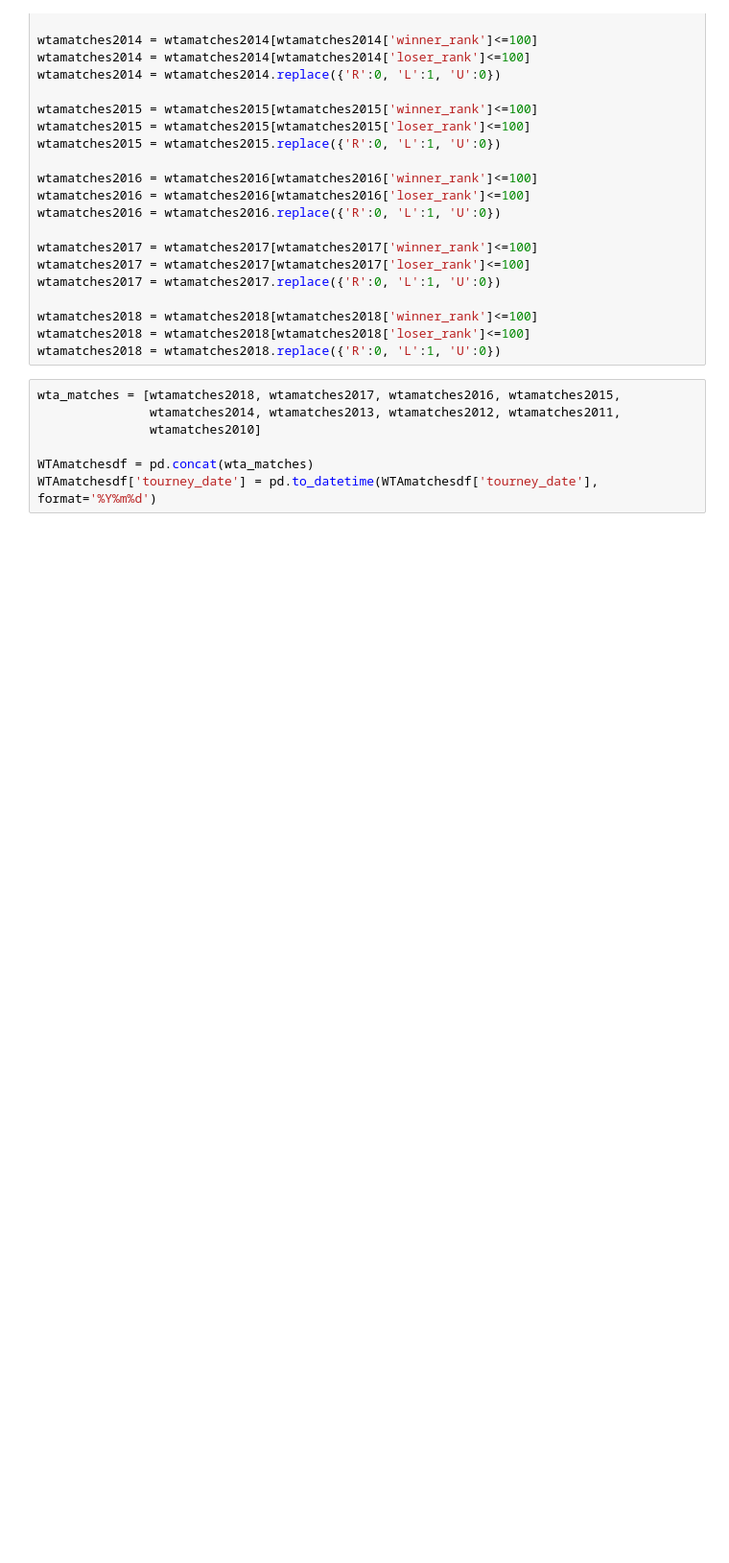
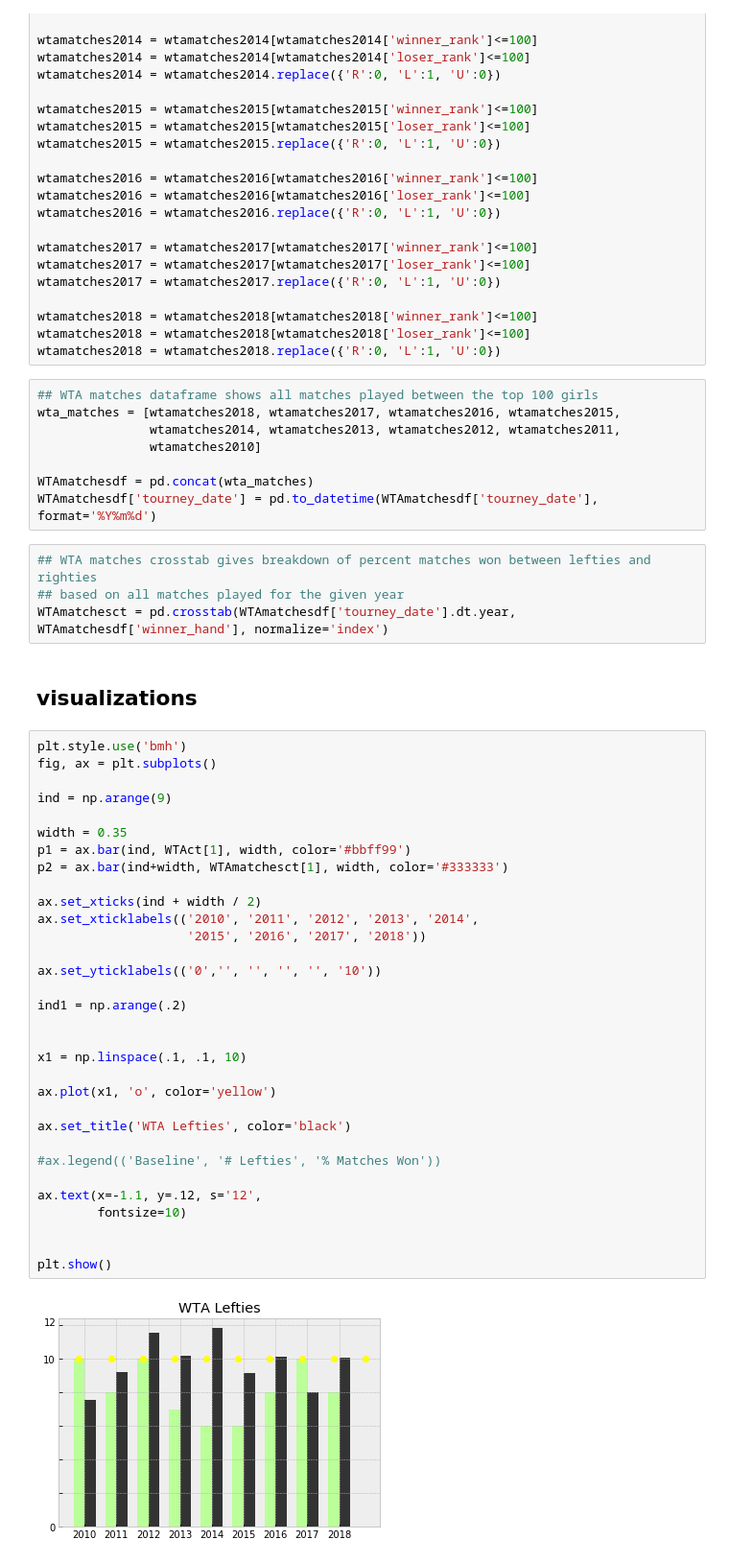
Before and after one commit to LambdaSchool/DS-Unit-1-Sprint-5-Data-Storytelling-Blog-Post, a Jupyter notebook: Project1.ipynb, the cells around one changed output. Shown at 96% size. Drawn from its saved outputs; the diff is of its cells as text; blank space fills up the shorter version.

```diff
--- a/Project1.ipynb
+++ b/Project1.ipynb
@@ -342,9 +346,50 @@ wtamatches2018 = wtamatches2018[wtamatches2018['winner_rank']<=100]
 wtamatches2018 = wtamatches2018[wtamatches2018['loser_rank']<=100]
 wtamatches2018 = wtamatches2018.replace({'R':0, 'L':1, 'U':0})
 # %%
+## WTA matches dataframe shows all matches played between the top 100 girls
 wta_matches = [wtamatches2018, wtamatches2017, wtamatches2016, wtamatches2015,
                wtamatches2014, wtamatches2013, wtamatches2012, wtamatches2011,
                wtamatches2010]
 
 WTAmatchesdf = pd.concat(wta_matches)
 WTAmatchesdf['tourney_date'] = pd.to_datetime(WTAmatchesdf['tourney_date'], format='%Y%m%d')
+# %%
+## WTA matches crosstab gives breakdown of percent matches won between lefties and righties
+## based on all matches played for the given year
+WTAmatchesct = pd.crosstab(WTAmatchesdf['tourney_date'].dt.year, WTAmatchesdf['winner_hand'], normalize='index')
+# %% [markdown]
+## visualizations
+# %%
+plt.style.use('bmh')
+fig, ax = plt.subplots()
+
+ind = np.arange(9)
+
+width = 0.35
+p1 = ax.bar(ind, WTAct[1], width, color='#bbff99')
+p2 = ax.bar(ind+width, WTAmatchesct[1], width, color='#333333')
+
+ax.set_xticks(ind + width / 2)
+ax.set_xticklabels(('2010', '2011', '2012', '2013', '2014',
+                    '2015', '2016', '2017', '2018'))
+
+ax.set_yticklabels(('0','', '', '', '', '10'))
+
+ind1 = np.arange(.2)
+
+
+x1 = np.linspace(.1, .1, 10)
+
+ax.plot(x1, 'o', color='yellow')
+
+ax.set_title('WTA Lefties', color='black')
+
+#ax.legend(('Baseline', '# Lefties', '% Matches Won'))
+
+ax.text(x=-1.1, y=.12, s='12',
+        fontsize=10)
+
+
+plt.show()
+# %% [output]
+[figure, added]
```
Also changed, not shown: parts of 42 cells of this notebook.
